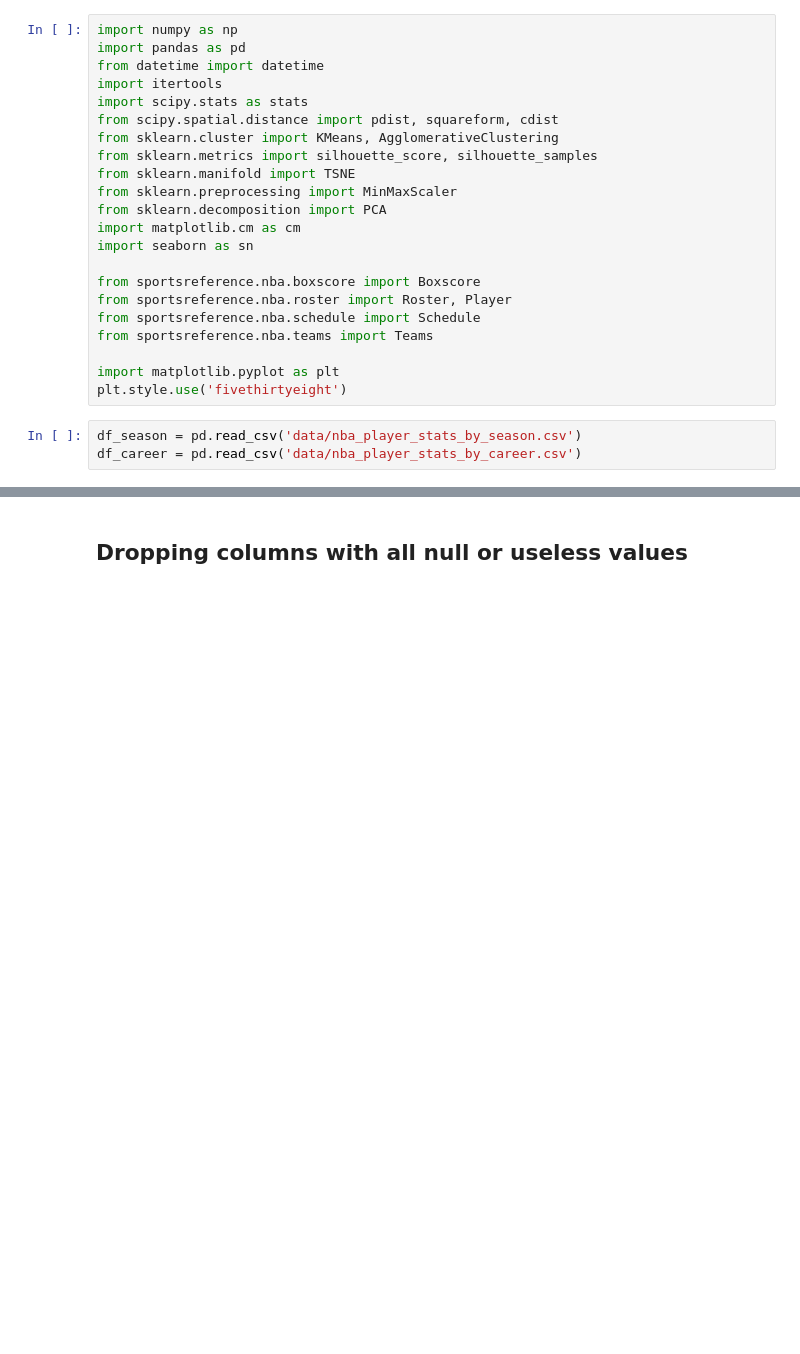
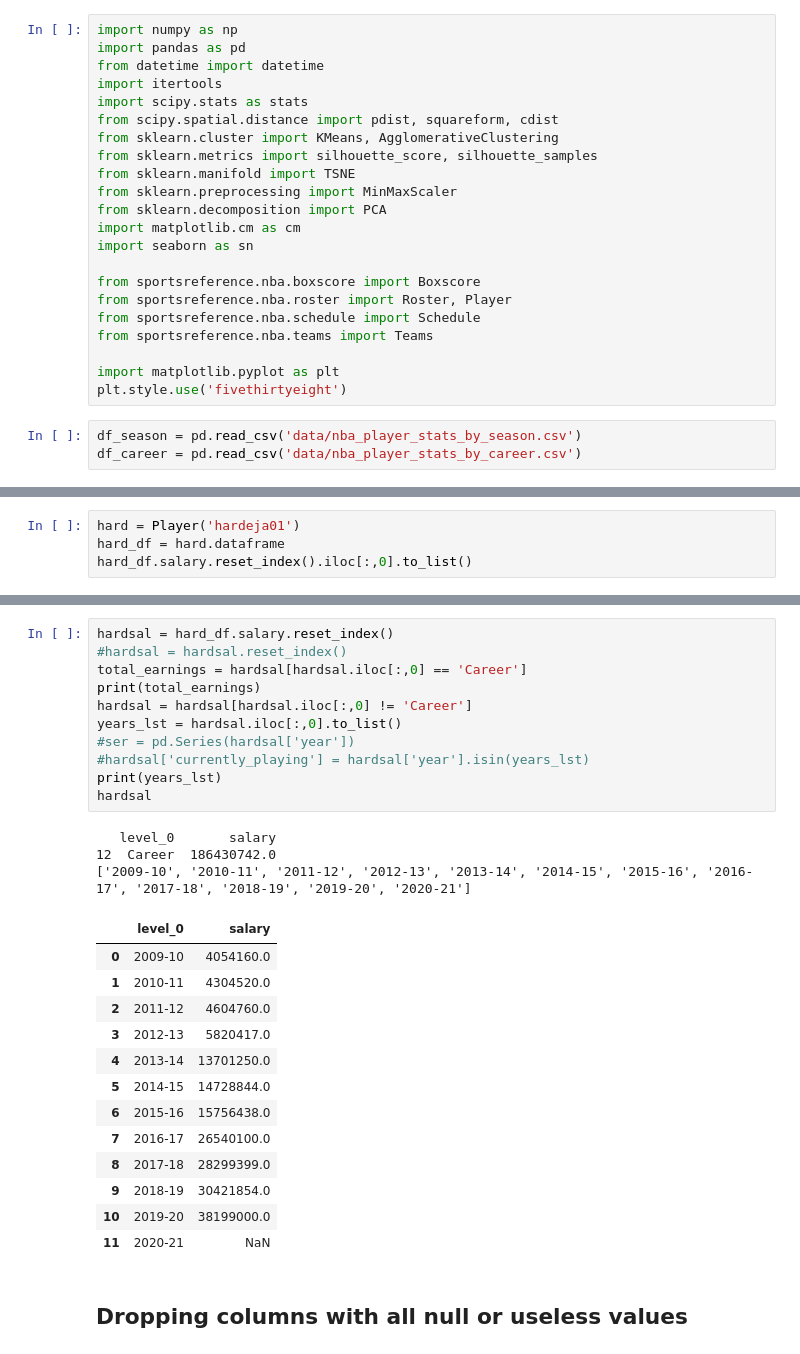
Before and after one commit to LTonstad/DSI_Capstone_Two, a Jupyter notebook: eda.ipynb, the cells around one changed output, grey strips where cells are left out. Saved outputs shown, nothing was run; the diff lists cells and outputs as text; blank space fills up the shorter version.

```diff
--- a/eda.ipynb
+++ b/eda.ipynb
@@ -25,0 +87,4 @@ df_career = pd.read_csv('data/nba_player_stats_by_career.csv')
+# %%
+hard = Player('hardeja01')
+hard_df = hard.dataframe
+hard_df.salary.reset_index().iloc[:,0].to_list()
@@ -26,3 +105,31 @@ df_career = pd.read_csv('data/nba_player_stats_by_career.csv')
+# %%
+hardsal = hard_df.salary.reset_index()
+#hardsal = hardsal.reset_index()
+total_earnings = hardsal[hardsal.iloc[:,0] == 'Career']
+print(total_earnings)
+hardsal = hardsal[hardsal.iloc[:,0] != 'Career']
+years_lst = hardsal.iloc[:,0].to_list()
+#ser = pd.Series(hardsal['year'])
+#hardsal['currently_playing'] = hardsal['year'].isin(years_lst)
+print(years_lst)
+hardsal
+# %% [output]
+   level_0       salary
+12  Career  186430742.0
+['2009-10', '2010-11', '2011-12', '2012-13', '2013-14', '2014-15', '2015-16', '2016-17', '2017-18', '2018-19', '2019-20', '2020-21']
+|  | level_0 | salary |
+| 0 | 2009-10 | 4054160.0 |
+| 1 | 2010-11 | 4304520.0 |
+| 2 | 2011-12 | 4604760.0 |
+| 3 | 2012-13 | 5820417.0 |
+| 4 | 2013-14 | 13701250.0 |
+| 5 | 2014-15 | 14728844.0 |
+| 6 | 2015-16 | 15756438.0 |
+| 7 | 2016-17 | 26540100.0 |
+| 8 | 2017-18 | 28299399.0 |
+| 9 | 2018-19 | 30421854.0 |
+| 10 | 2019-20 | 38199000.0 |
+| 11 | 2020-21 | NaN |
 # %% [markdown]
 ## Dropping columns with all null or useless values
 # %%
```
Also changed, not shown: parts of 3 cells of this notebook, 1 other file.
